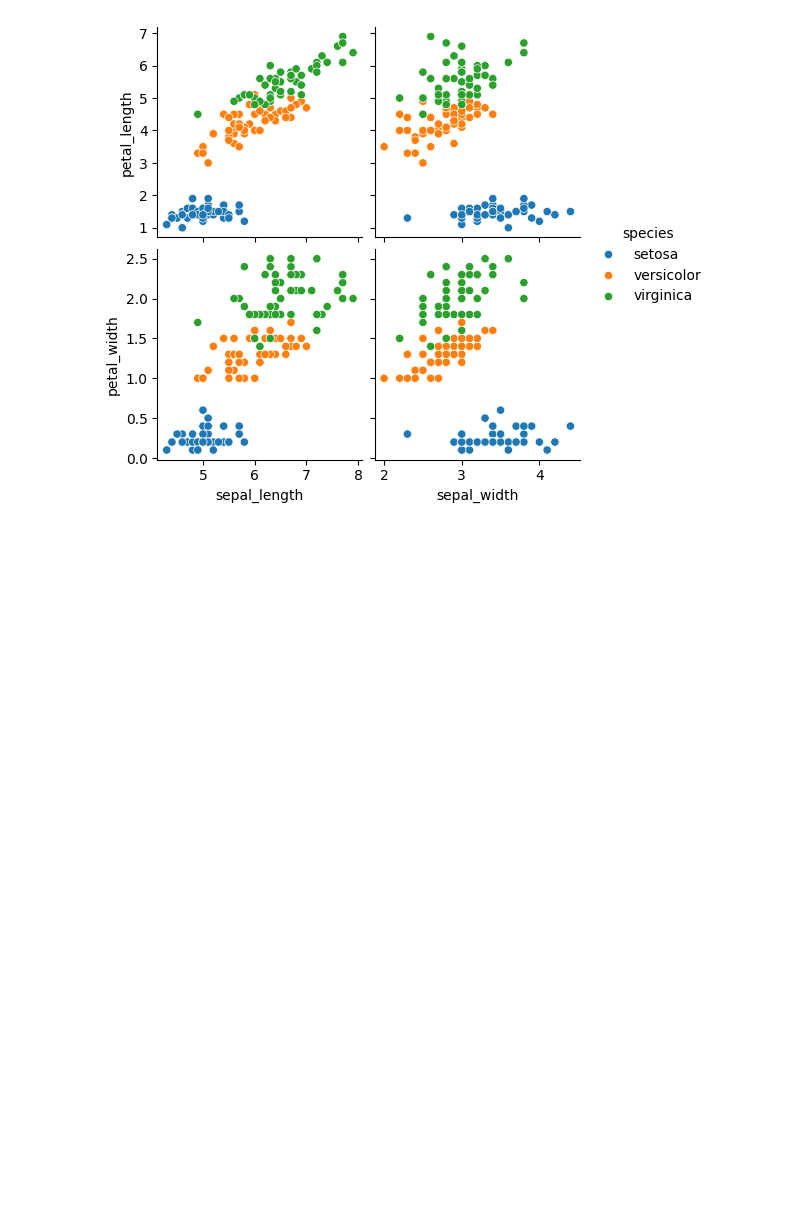
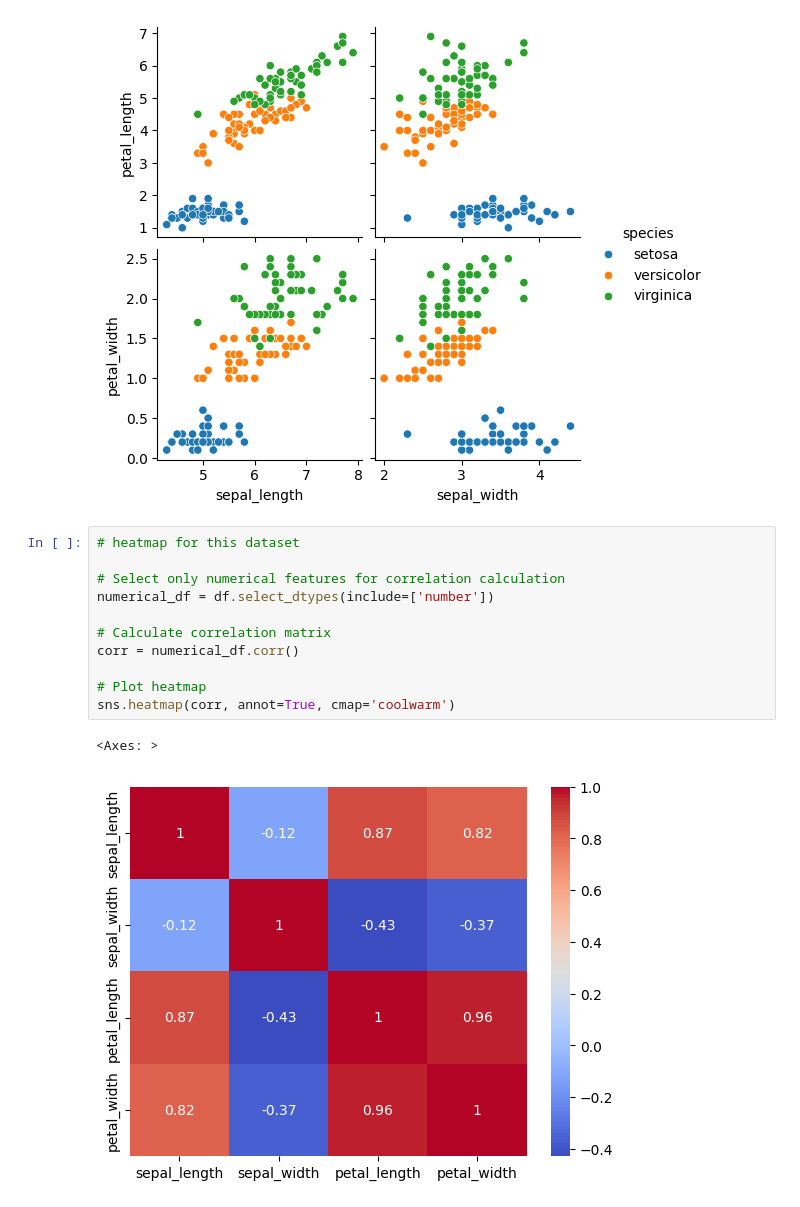
Before and after one commit to BENMEZIAN/Seaborn-tutorial, a Jupyter notebook: Part_07_Pairplot_seaborn.ipynb, the cells around one changed output. Drawn from its saved outputs; the diff is of its cells as text; blank space fills up the shorter version.

```diff
--- a/Part_07_Pairplot_seaborn.ipynb
+++ b/Part_07_Pairplot_seaborn.ipynb
@@ -35,3 +36,17 @@ sns.pairplot(df, x_vars=['sepal_length', 'sepal_width'], y_vars=['petal_length',
 # %% [output]
 <seaborn.axisgrid.PairGrid at 0x...>
 [figure]
+# %%
+# heatmap for this dataset
+
+# Select only numerical features for correlation calculation
+numerical_df = df.select_dtypes(include=['number'])
+
+# Calculate correlation matrix
+corr = numerical_df.corr()
+
+# Plot heatmap
+sns.heatmap(corr, annot=True, cmap='coolwarm')
+# %% [output]
+<Axes: >
+[figure, added]
```
Also changed, not shown: parts of 2 cells of this notebook.
